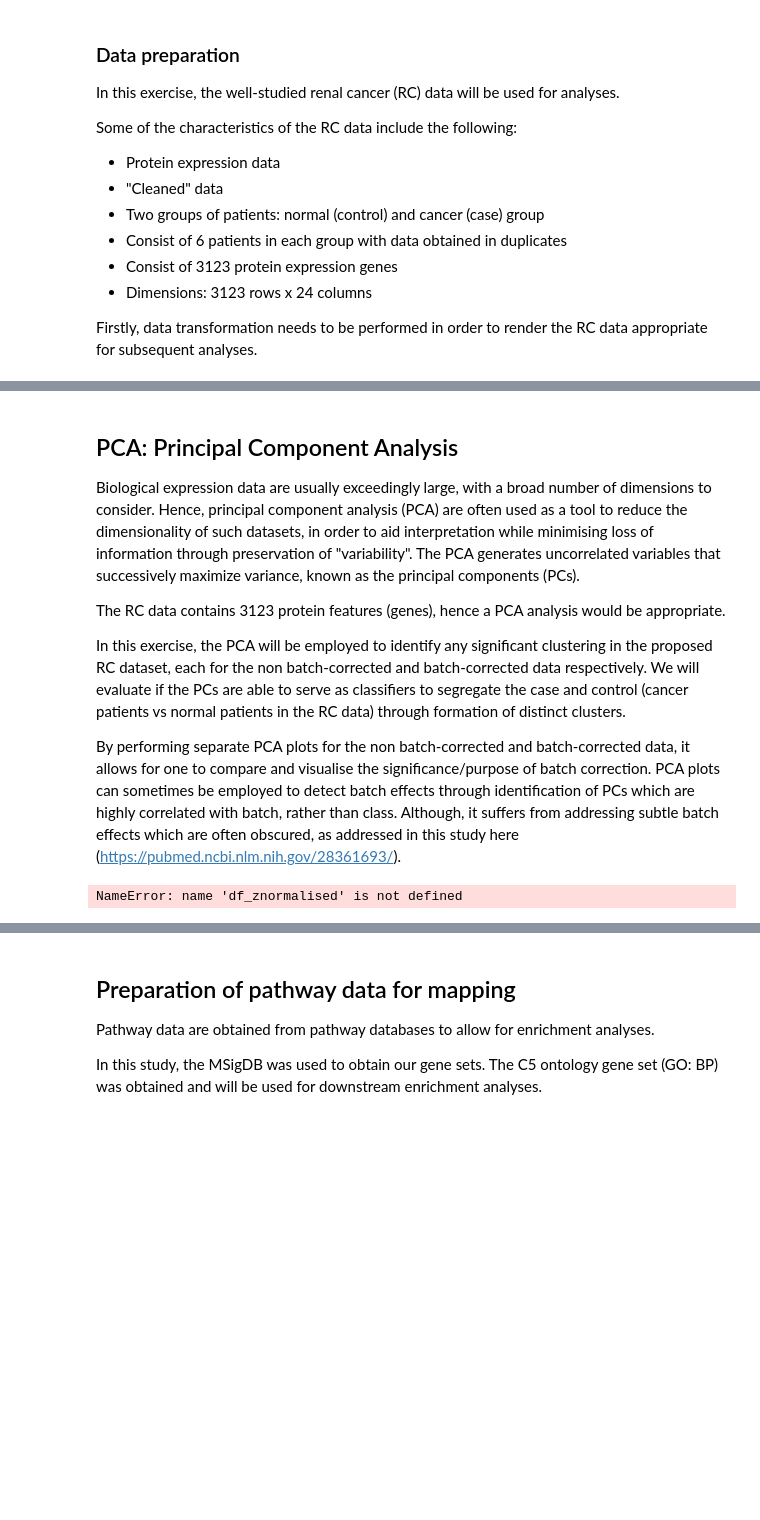
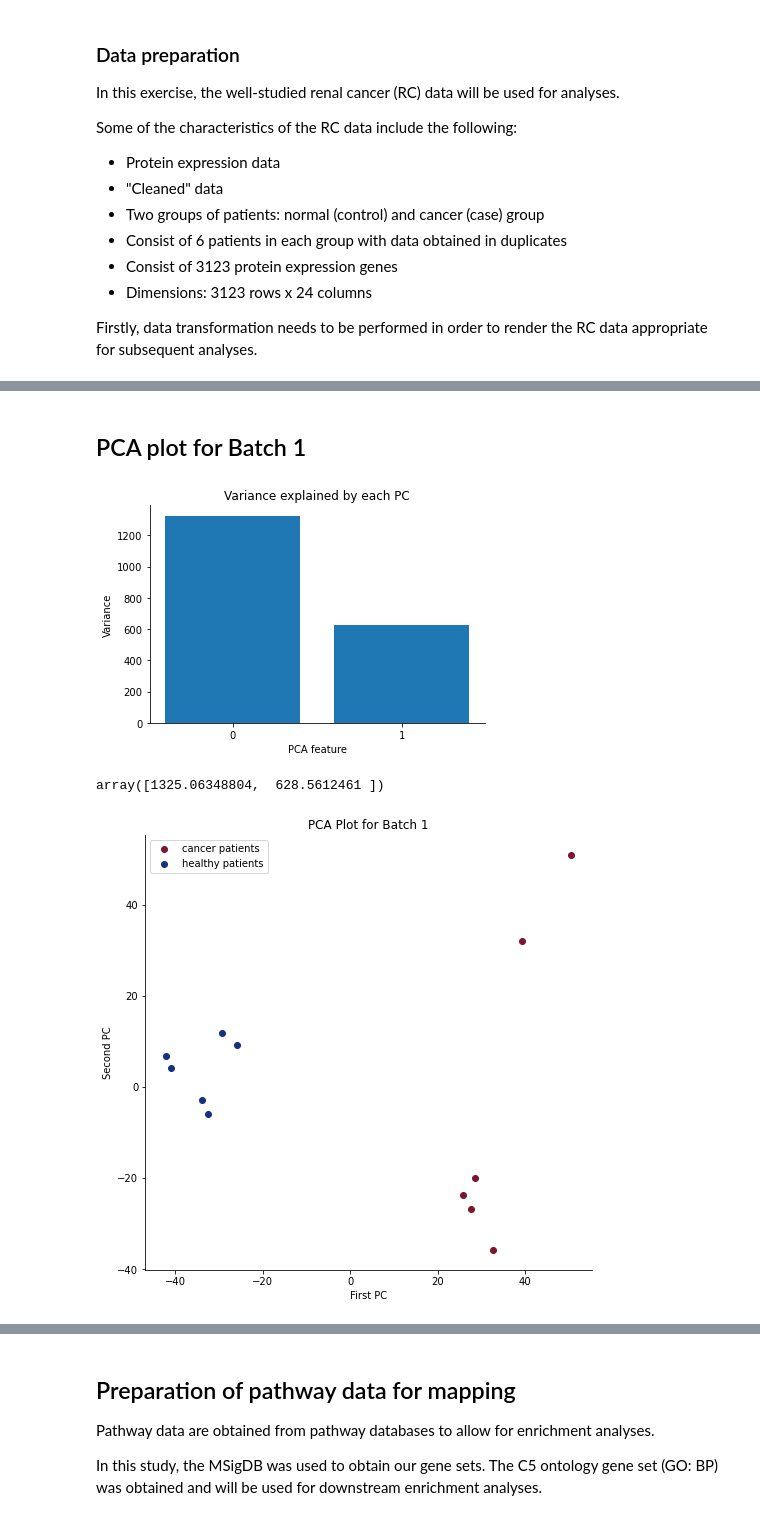
Before and after one commit to kaipengl/researchexperiencebs9001, a Jupyter notebook: hidden batch effects_RCdatanalysis.ipynb, the cells around one changed output, grey strips where cells are left out. Drawn from its saved outputs; the diff is of its cells as text; code cells hidden in the pictures; blank space fills up the shorter version.

```diff
--- a/hidden batch effects_RCdatanalysis.ipynb
+++ b/hidden batch effects_RCdatanalysis.ipynb
@@ -170,65 +135,52 @@ df_z_bc_bypatients
-# %% [markdown]
-## PCA: Principal Component Analysis
-Biological expression data are usually exceedingly large, with a broad number of dimensions to consider. Hence, principal component analysis (PCA) are often used as a tool to reduce the dimensionality of such datasets, in order to aid interpretation while minimising loss of information through preservation of "variability".
-The PCA generates uncorrelated variables that successively maximize variance, known as the principal components (PCs).
-
-The RC data contains 3123 protein features (genes), hence a PCA analysis would be appropriate.
-
-In this exercise, the PCA will be employed to identify any significant clustering in the proposed RC dataset, each for the non batch-corrected and batch-corrected data respectively. We will evaluate if the PCs are able to serve as classifiers to segregate the case and control (cancer patients vs normal patients in the RC data) through formation of distinct clusters.
-
-By performing separate PCA plots for the non batch-corrected and batch-corrected data, it allows for one to compare and visualise the significance/purpose of batch correction. PCA plots can sometimes be employed to detect batch effects through identification of PCs which are highly correlated with batch, rather than class. Although, it suffers from addressing subtle batch effects which are often obscured, as addressed in this study here
-(https://pubmed.ncbi.nlm.nih.gov/28361693/).
+# %% [markdown]
+## PCA plot for Batch 1
 # %%
-#THIS BLOCK PERFORMS THE PCA TEST ON THE NON-BATCH CORRECTED DATA
-#scale the data
-#samples = featuretable.values.T
-#sample_names = (featuretable.columns)
+#This block performs the PCA test for batch 1
 from sklearn.decomposition import PCA
 from sklearn.preprocessing import StandardScaler
 from sklearn import preprocessing
 
 scaler = StandardScaler()
-scaler.fit(df_znormalised)
-scaled_df_znormalised = scaler.transform(df_znormalised)
+scaler.fit(df_z_rep1_lc)
+scaled_df_z_rep1_lc = scaler.transform(df_z_rep1_lc)
 
 pca = PCA(n_components=2)
-pca.fit(scaled_df_znormalised)
-scaled_df_znormalised
+pca.fit(scaled_df_z_rep1_lc)
+scaled_df_z_rep1_lc
 
 #run PCA
-x_pca = pca.transform(scaled_df_znormalised)
-scaled_df_znormalised.shape
+x_pca = pca.transform(scaled_df_z_rep1_lc)
+scaled_df_z_rep1_lc.shape
 
 #observe variance explained byeach PC in a bar chart
 features = range(pca.n_components_)
 plt.bar(features, pca.explained_variance_)
 plt.xlabel('PCA feature')
 plt.ylabel('Variance')
 plt.xticks(features)
 plt.title("Variance explained by each PC")
 plt.gca().spines['right'].set_visible(False)
 plt.gca().spines['top'].set_visible(False)
 plt.show()
 
 #plot first two PCs in a scatter plot and separate c/non-c
 plt.figure(figsize=(8,8))
 plt.xlabel("First PC")
 plt.ylabel("Second PC")
 
 xs = x_pca[:,0]
 ys = x_pca[:,1]
-cancer = plt.scatter(xs[0:12], ys[0:12], c = "#7D1531", label = "cancer patients")
-non_cancer = plt.scatter(xs[12:], ys[12:], c = "#15317E", label = "healthy patients")
-label_color = ["#7D1531","#15317E","#7D1531","#15317E","#7D1531","#15317E","#7D1531","#15317E","#7D1531","#15317E","#7D1531","#15317E"]
-# batch1 = plt.scatter(xs[0:12], ys[0:12], c = label_color)
-# batch2 = plt.scatter(xs[12:], ys[12:], c = label_color)
-#cancer_rep1 = plt.scatter(xs[])
+
+cancer = plt.scatter(xs[0:6], ys[0:6], c = "#7D1531", label = "cancer patients")
+non_cancer = plt.scatter(xs[6:], ys[6:], c = "#15317E", label = "healthy patients")
 
 plt.legend()
-plt.title("PCA Plot")
+plt.title("PCA Plot for Batch 1")
 plt.gca().spines['right'].set_visible(False)
 plt.gca().spines['top'].set_visible(False)
 plt.show
 pca.explained_variance_
 # %% [output]
+[figure, added]
-NameError: name 'df_znormalised' is not defined
+array([1325.06348804,  628.5612461 ])
+[figure, added]
```
Also changed, not shown: parts of 97 cells of this notebook, 8 other files.
